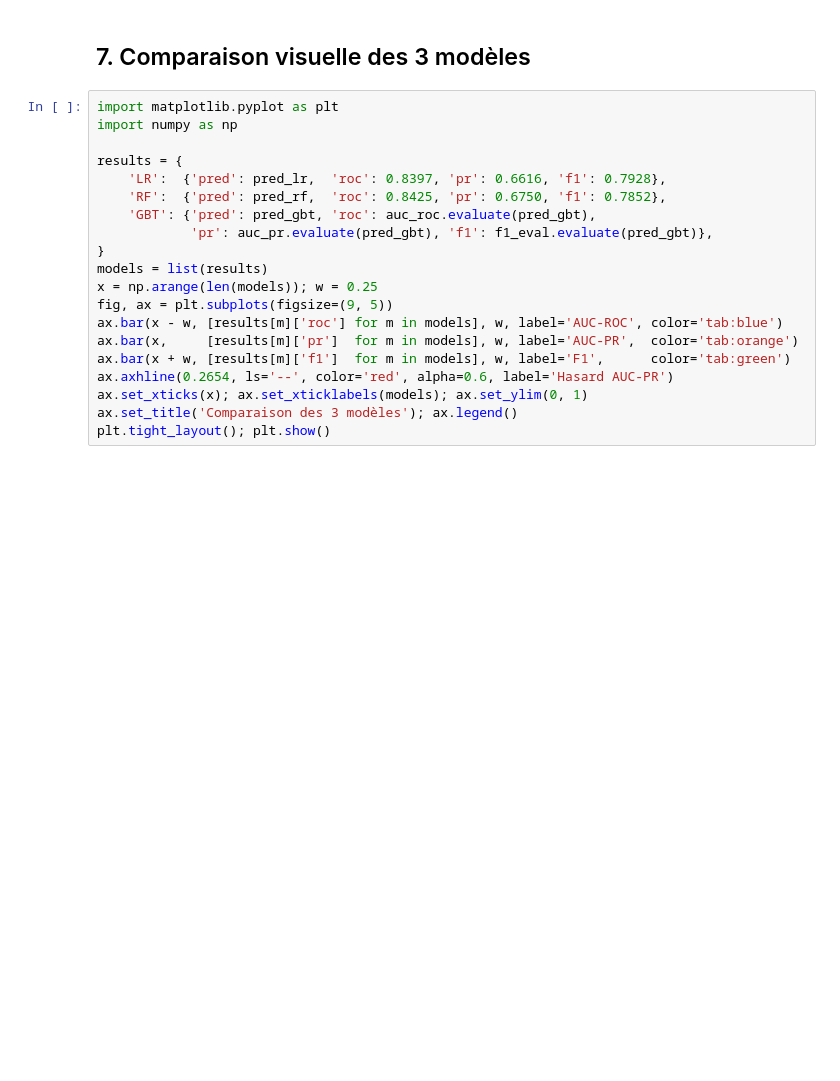
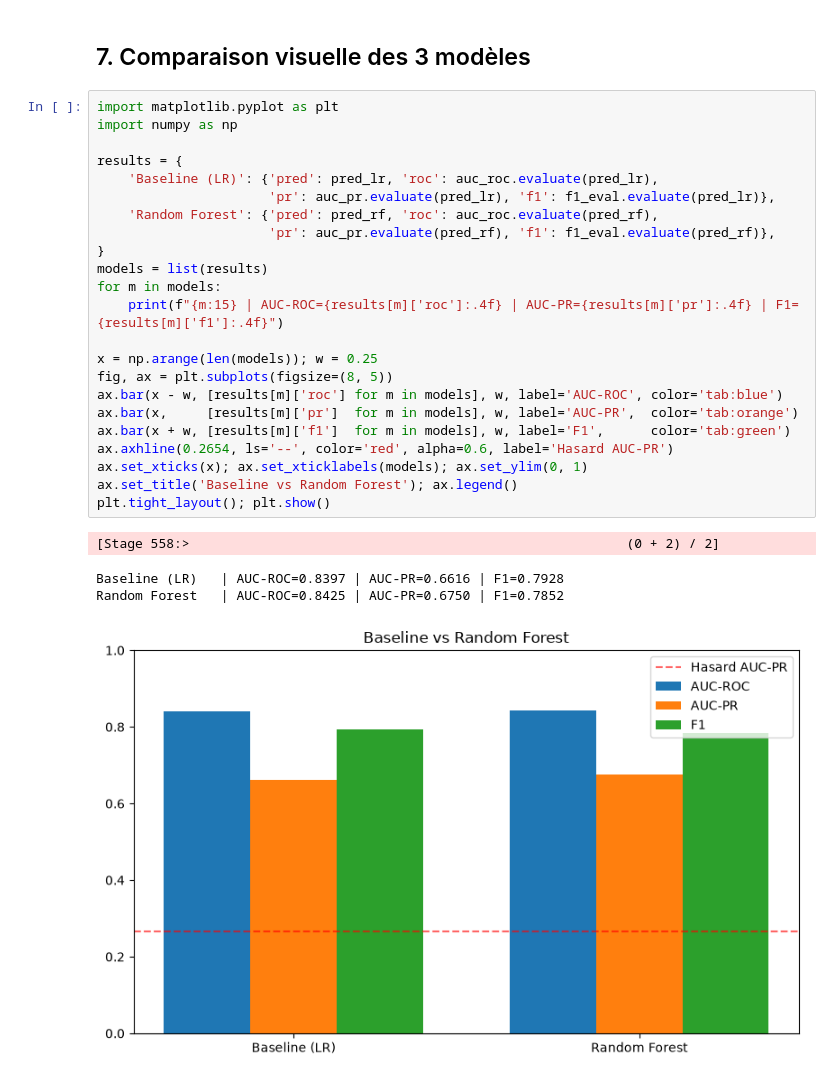
Before and after one commit to adamdif/churn-architechture, a Jupyter notebook: notebooks/modeling/01_churn_model.ipynb, the cells around one changed output. Cells and saved outputs as stored; diff of their text form; blank space fills up the shorter version.

Commit message:
finalisation modeling

```diff
--- a/notebooks/modeling/01_churn_model.ipynb
+++ b/notebooks/modeling/01_churn_model.ipynb
@@ -407,23 +286,31 @@ quasi équivalente et bien plus interprétable, reste une option finale crédibl
 # %%
 import matplotlib.pyplot as plt
 import numpy as np
 
 results = {
-    'LR':  {'pred': pred_lr,  'roc': 0.8397, 'pr': 0.6616, 'f1': 0.7928},
-    'RF':  {'pred': pred_rf,  'roc': 0.8425, 'pr': 0.6750, 'f1': 0.7852},
-    'GBT': {'pred': pred_gbt, 'roc': auc_roc.evaluate(pred_gbt),
-            'pr': auc_pr.evaluate(pred_gbt), 'f1': f1_eval.evaluate(pred_gbt)},
+    'Baseline (LR)': {'pred': pred_lr, 'roc': auc_roc.evaluate(pred_lr),
+                      'pr': auc_pr.evaluate(pred_lr), 'f1': f1_eval.evaluate(pred_lr)},
+    'Random Forest': {'pred': pred_rf, 'roc': auc_roc.evaluate(pred_rf),
+                      'pr': auc_pr.evaluate(pred_rf), 'f1': f1_eval.evaluate(pred_rf)},
 }
 models = list(results)
+for m in models:
+    print(f"{m:15} | AUC-ROC={results[m]['roc']:.4f} | AUC-PR={results[m]['pr']:.4f} | F1={results[m]['f1']:.4f}")
+
 x = np.arange(len(models)); w = 0.25
-fig, ax = plt.subplots(figsize=(9, 5))
+fig, ax = plt.subplots(figsize=(8, 5))
 ax.bar(x - w, [results[m]['roc'] for m in models], w, label='AUC-ROC', color='tab:blue')
 ax.bar(x,     [results[m]['pr']  for m in models], w, label='AUC-PR',  color='tab:orange')
 ax.bar(x + w, [results[m]['f1']  for m in models], w, label='F1',      color='tab:green')
 ax.axhline(0.2654, ls='--', color='red', alpha=0.6, label='Hasard AUC-PR')
 ax.set_xticks(x); ax.set_xticklabels(models); ax.set_ylim(0, 1)
-ax.set_title('Comparaison des 3 modèles'); ax.legend()
+ax.set_title('Baseline vs Random Forest'); ax.legend()
 plt.tight_layout(); plt.show()
+# %% [output]
+[Stage 558:>                                                        (0 + 2) / 2]
+Baseline (LR)   | AUC-ROC=0.8397 | AUC-PR=0.6616 | F1=0.7928
+Random Forest   | AUC-ROC=0.8425 | AUC-PR=0.6750 | F1=0.7852
+[figure, added]
 # %%
 from pyspark.sql import functions as F
 
```
Also changed, not shown: parts of 34 cells of this notebook.
